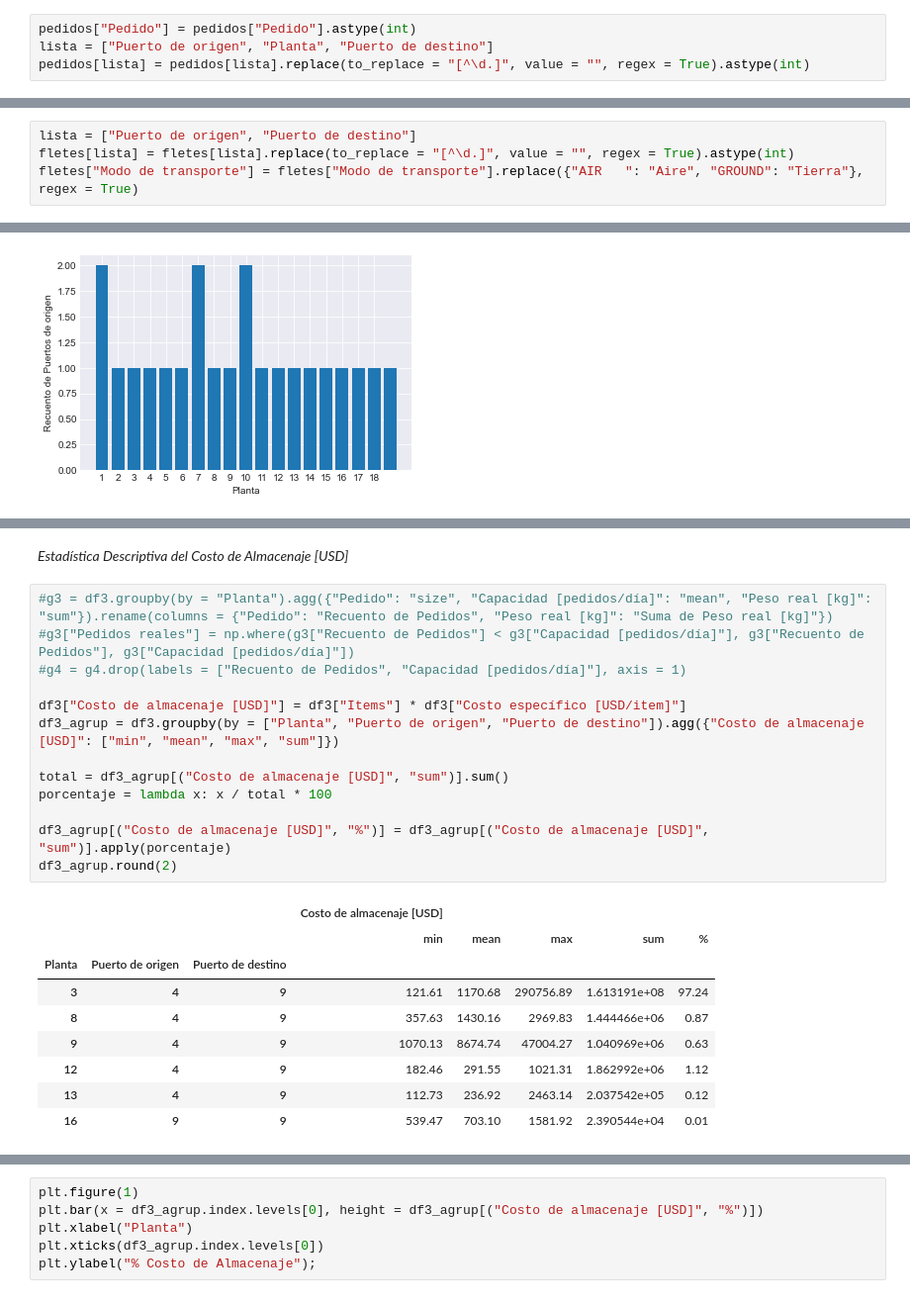
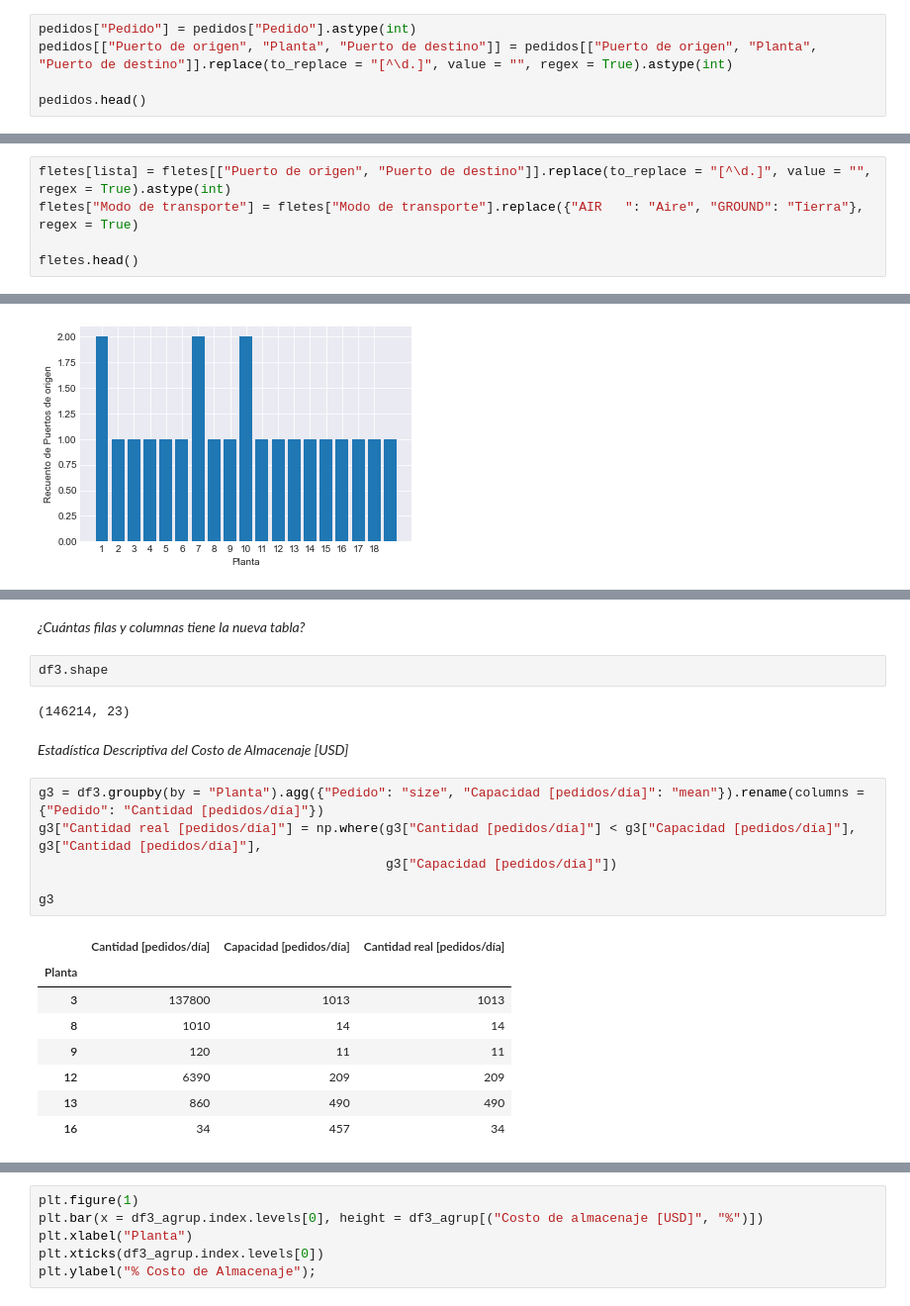
Before and after one commit to hernanrodri/Supply-Chain-Analytics, a Jupyter notebook: Supply Chain Analysis.ipynb, the cells around one changed output, grey strips where cells are left out. Shown: that part at 99% size. Drawn from its saved outputs; the diff is of its cells as text.

```diff
--- a/Supply Chain Analysis.ipynb
+++ b/Supply Chain Analysis.ipynb
@@ -35,5 +35,6 @@ dtypes: datetime64[ns](1), float64(2), int64(5), object(6)
 memory usage: 1008.0+ KB
 # %%
 pedidos["Pedido"] = pedidos["Pedido"].astype(int)
-lista = ["Puerto de origen", "Planta", "Puerto de destino"]
-pedidos[lista] = pedidos[lista].replace(to_replace = "[^\d.]", value = "", regex = True).astype(int)
+pedidos[["Puerto de origen", "Planta", "Puerto de destino"]] = pedidos[["Puerto de origen", "Planta", "Puerto de destino"]].replace(to_replace = "[^\d.]", value = "", regex = True).astype(int)
+
+pedidos.head()
@@ -180,6 +194,7 @@ Data columns (total 11 columns):
 dtypes: float64(4), int64(1), object(6)
 memory usage: 132.5+ KB
 # %%
-lista = ["Puerto de origen", "Puerto de destino"]
-fletes[lista] = fletes[lista].replace(to_replace = "[^\d.]", value = "", regex = True).astype(int)
+fletes[lista] = fletes[["Puerto de origen", "Puerto de destino"]].replace(to_replace = "[^\d.]", value = "", regex = True).astype(int)
 fletes["Modo de transporte"] = fletes["Modo de transporte"].replace({"AIR   ": "Aire", "GROUND": "Tierra"}, regex = True)
+
+fletes.head()
@@ -418,25 +500,23 @@ df3 = pd.merge(df2, capacidad_almacenaje, on = ["Planta"])
+# %% [markdown]
+*¿Cuántas filas y columnas tiene la nueva tabla?*
+# %%
+df3.shape
+# %% [output]
+(146214, 23)
 # %% [markdown]
 *Estadística Descriptiva del Costo de Almacenaje [USD]*
 # %%
-#g3 = df3.groupby(by = "Planta").agg({"Pedido": "size", "Capacidad [pedidos/día]": "mean", "Peso real [kg]": "sum"}).rename(columns = {"Pedido": "Recuento de Pedidos", "Peso real [kg]": "Suma de Peso real [kg]"})
-#g3["Pedidos reales"] = np.where(g3["Recuento de Pedidos"] < g3["Capacidad [pedidos/día]"], g3["Recuento de Pedidos"], g3["Capacidad [pedidos/día]"])
-#g4 = g4.drop(labels = ["Recuento de Pedidos", "Capacidad [pedidos/día]"], axis = 1)
+g3 = df3.groupby(by = "Planta").agg({"Pedido": "size", "Capacidad [pedidos/día]": "mean"}).rename(columns = {"Pedido": "Cantidad [pedidos/día]"})
+g3["Cantidad real [pedidos/día]"] = np.where(g3["Cantidad [pedidos/día]"] < g3["Capacidad [pedidos/día]"], g3["Cantidad [pedidos/día]"],
+                                             g3["Capacidad [pedidos/día]"])
 
-df3["Costo de almacenaje [USD]"] = df3["Items"] * df3["Costo específico [USD/item]"]
-df3_agrup = df3.groupby(by = ["Planta", "Puerto de origen", "Puerto de destino"]).agg({"Costo de almacenaje [USD]": ["min", "mean", "max", "sum"]})
-
-total = df3_agrup[("Costo de almacenaje [USD]", "sum")].sum()
-porcentaje = lambda x: x / total * 100
-
-df3_agrup[("Costo de almacenaje [USD]", "%")] = df3_agrup[("Costo de almacenaje [USD]", "sum")].apply(porcentaje)
-df3_agrup.round(2)
+g3
 # %% [output]
-|  |  |  | Costo de almacenaje [USD] |  |  |  |  |
-|  |  |  | min | mean | max | sum | % |
-| Planta | Puerto de origen | Puerto de destino |  |  |  |  |  |
-| 3 | 4 | 9 | 121.61 | 1170.68 | 290756.89 | 1.613191e+08 | 97.24 |
-| 8 | 4 | 9 | 357.63 | 1430.16 | 2969.83 | 1.444466e+06 | 0.87 |
-| 9 | 4 | 9 | 1070.13 | 8674.74 | 47004.27 | 1.040969e+06 | 0.63 |
-| 12 | 4 | 9 | 182.46 | 291.55 | 1021.31 | 1.862992e+06 | 1.12 |
-| 13 | 4 | 9 | 112.73 | 236.92 | 2463.14 | 2.037542e+05 | 0.12 |
-| 16 | 9 | 9 | 539.47 | 703.10 | 1581.92 | 2.390544e+04 | 0.01 |
+|  | Cantidad [pedidos/día] | Capacidad [pedidos/día] | Cantidad real [pedidos/día] |
+| Planta |  |  |  |
+| 3 | 137800 | 1013 | 1013 |
+| 8 | 1010 | 14 | 14 |
+| 9 | 120 | 11 | 11 |
+| 12 | 6390 | 209 | 209 |
+| 13 | 860 | 490 | 490 |
+| 16 | 34 | 457 | 34 |
```
Also changed, not shown: parts of 21 cells of this notebook.
